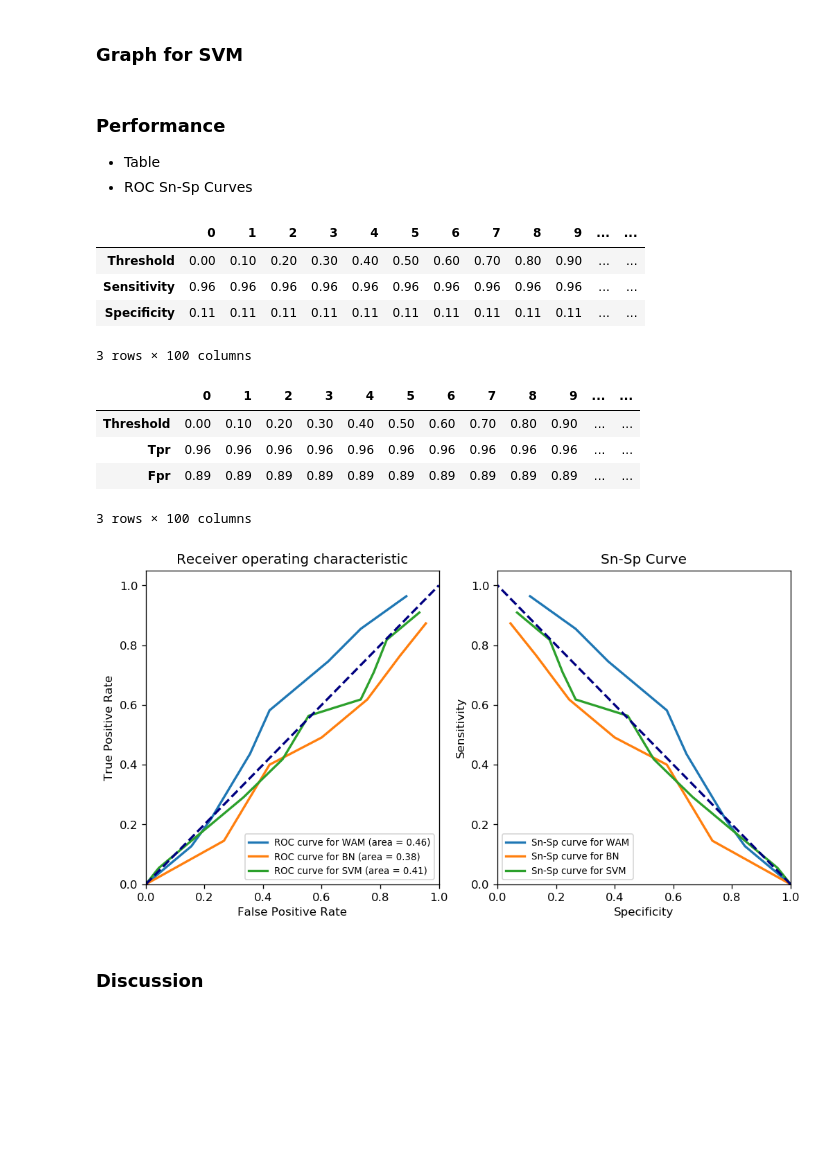
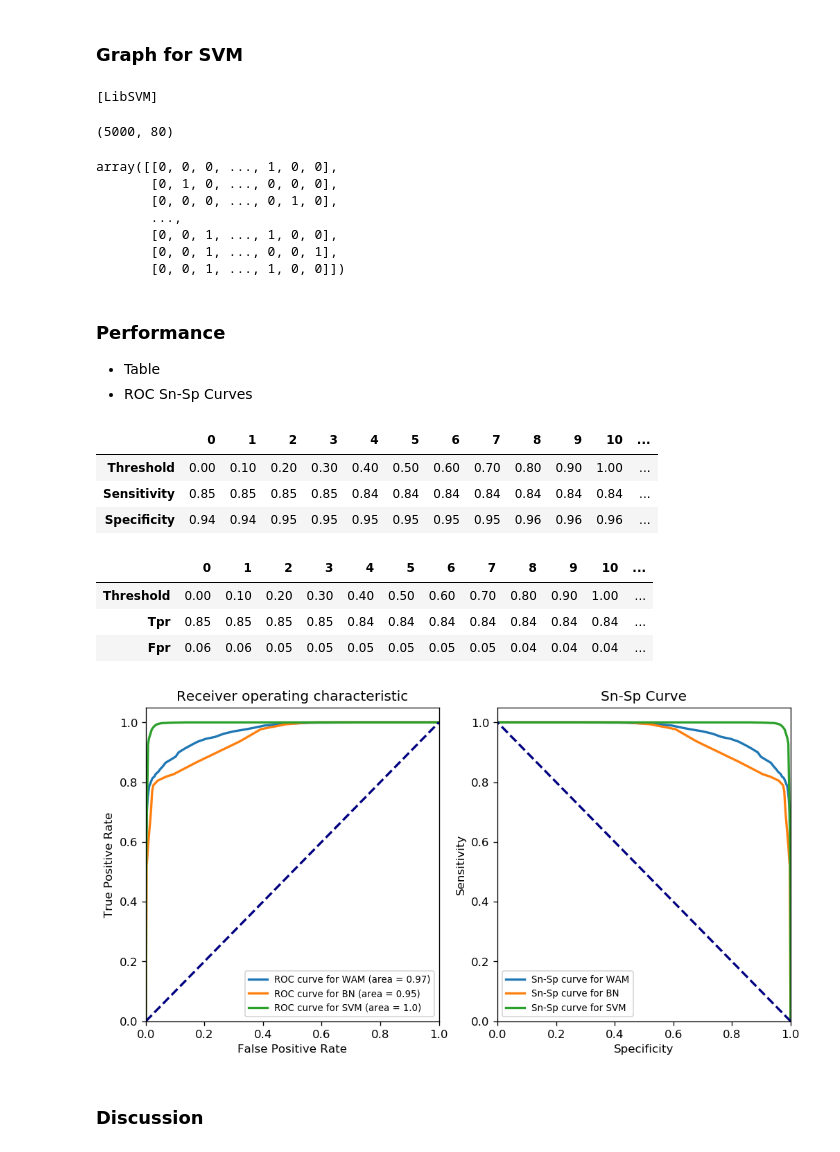
Before and after one commit to AdeBC/GSSR, a Jupyter notebook: Source/Report.ipynb, the cells around one changed output. Drawn from its saved outputs; the diff is of its cells as text; code cells hidden in the pictures; blank space fills up the shorter version.

```diff
--- a/Source/Report.ipynb
+++ b/Source/Report.ipynb
@@ -117,45 +185,55 @@ nx.draw(model.bn.networks['negative'])
+# %%
+data = to_format_arr(testing_set['Seq. features'])
+test_data = pd.DataFrame(data, columns=['F{}'.format(i) for i in range(data.shape[1])])
+scores_bn = model.bn.predict_scores(test_data)
 # %% [markdown]
 ### Graph for SVM
-# %%
-data = np.random.randint(0, 2, size=(50, 10))
-label = (data.sum(axis=1) > np.mean(data.sum(axis=1))).astype(int)
-test_data = np.random.randint(0, 2, size=(50, 10))
-
-print(label)
-model.svm.fit(data, label)
-model.svm.predict_probas(data).shape
-#model.svm.predict_scores(test_data)
-# plot
+# %%
+model.svm.fit(to_format_arr(training_set['Num. features']), training_set['IsDonor'])
+scores_svm = model.svm.predict_scores(to_format_arr(testing_set['Num. features']))
+# %% [output]
+[LibSVM]
+# %%
+arr = to_format_arr(training_set['Num. features'])
+print(arr.shape)
+arr
+# %% [output]
+(5000, 80)
+array([[0, 0, 0, ..., 1, 0, 0],
+       [0, 1, 0, ..., 0, 0, 0],
+       [0, 0, 0, ..., 0, 1, 0],
+       ...,
+       [0, 0, 1, ..., 1, 0, 0],
+       [0, 0, 1, ..., 0, 0, 1],
+       [0, 0, 1, ..., 1, 0, 0]])
 # %% [markdown]
 ### Performance
 - Table
 - ROC Sn-Sp Curves
 # %%
-evaltr = Evaluator(labels=np.random.randint(0, 2, size=(100)),
-                  wam_scores=np.random.randint(0,10, size=(100)),
-                  bn_scores=np.random.randint(0,10, size=(100)),
-                  svm_scores=np.random.randint(0,10, size=(100)))
+evaltr = Evaluator(labels=testing_set['IsDonor'],
+                  wam_scores=scores_wam,
+                  bn_scores=scores_bn,
+                  svm_scores=scores_svm)
 
 display(evaltr.Cal_Sn_Sp(evaltr.Confusion_table(T_range=np.arange(0, 10, 0.1))['wam_scores']).round(2).T)
 display(evaltr.Cal_Tpr_Fpr(evaltr.Confusion_table(T_range=np.arange(0, 10, 0.1))['wam_scores']).round(2).T)
 # %% [output]
-|  | 0 | 1 | 2 | 3 | 4 | 5 | 6 | 7 | 8 | 9 | ... | ... |
-| Threshold | 0.00 | 0.10 | 0.20 | 0.30 | 0.40 | 0.50 | 0.60 | 0.70 | 0.80 | 0.90 | ... | ... |
-| Sensitivity | 0.96 | 0.96 | 0.96 | 0.96 | 0.96 | 0.96 | 0.96 | 0.96 | 0.96 | 0.96 | ... | ... |
-| Specificity | 0.11 | 0.11 | 0.11 | 0.11 | 0.11 | 0.11 | 0.11 | 0.11 | 0.11 | 0.11 | ... | ... |
+|  | 0 | 1 | 2 | 3 | 4 | 5 | 6 | 7 | 8 | 9 | 10 | ... |
+| Threshold | 0.00 | 0.10 | 0.20 | 0.30 | 0.40 | 0.50 | 0.60 | 0.70 | 0.80 | 0.90 | 1.00 | ... |
+| Sensitivity | 0.85 | 0.85 | 0.85 | 0.85 | 0.84 | 0.84 | 0.84 | 0.84 | 0.84 | 0.84 | 0.84 | ... |
+| Specificity | 0.94 | 0.94 | 0.95 | 0.95 | 0.95 | 0.95 | 0.95 | 0.95 | 0.96 | 0.96 | 0.96 | ... |
-3 rows × 100 columns
-|  | 0 | 1 | 2 | 3 | 4 | 5 | 6 | 7 | 8 | 9 | ... | ... |
-| Threshold | 0.00 | 0.10 | 0.20 | 0.30 | 0.40 | 0.50 | 0.60 | 0.70 | 0.80 | 0.90 | ... | ... |
-| Tpr | 0.96 | 0.96 | 0.96 | 0.96 | 0.96 | 0.96 | 0.96 | 0.96 | 0.96 | 0.96 | ... | ... |
-| Fpr | 0.89 | 0.89 | 0.89 | 0.89 | 0.89 | 0.89 | 0.89 | 0.89 | 0.89 | 0.89 | ... | ... |
+|  | 0 | 1 | 2 | 3 | 4 | 5 | 6 | 7 | 8 | 9 | 10 | ... |
+| Threshold | 0.00 | 0.10 | 0.20 | 0.30 | 0.40 | 0.50 | 0.60 | 0.70 | 0.80 | 0.90 | 1.00 | ... |
+| Tpr | 0.85 | 0.85 | 0.85 | 0.85 | 0.84 | 0.84 | 0.84 | 0.84 | 0.84 | 0.84 | 0.84 | ... |
+| Fpr | 0.06 | 0.06 | 0.05 | 0.05 | 0.05 | 0.05 | 0.05 | 0.05 | 0.04 | 0.04 | 0.04 | ... |
-3 rows × 100 columns
 # %%
 plt.figure(figsize=(10,5), dpi=120)
 ax1 = plt.subplot(121)
-evaltr.ROC_Curves(T_range=np.arange(0, 10, 0.1))
+evaltr.ROC_Curves(T_range=np.arange(-25, 25, 0.5))
 ax1 = plt.subplot(122)
-evaltr.Sn_Sp_Curves(T_range=np.arange(0, 10, 0.1))
+evaltr.Sn_Sp_Curves(T_range=np.arange(-25, 25, 0.5))
 # %% [output]
-[figure, old version]
+[figure, new version]
 # %% [markdown]
 ### Discussion
```
Also changed, not shown: parts of 24 cells of this notebook, 5 other files.
